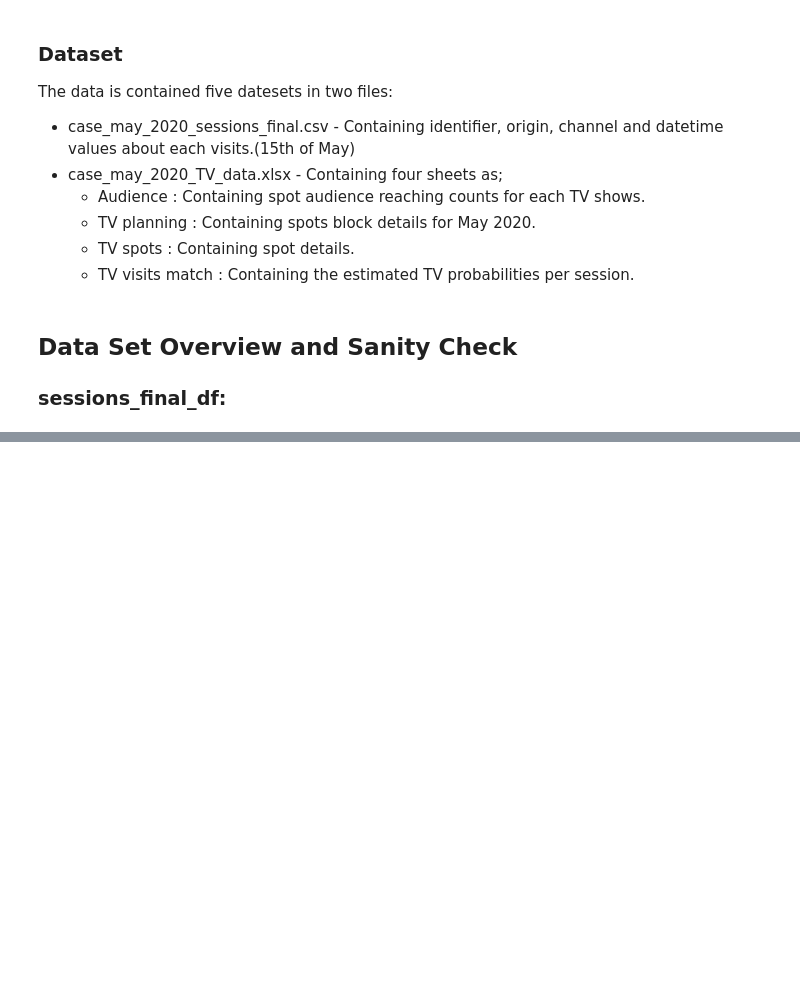
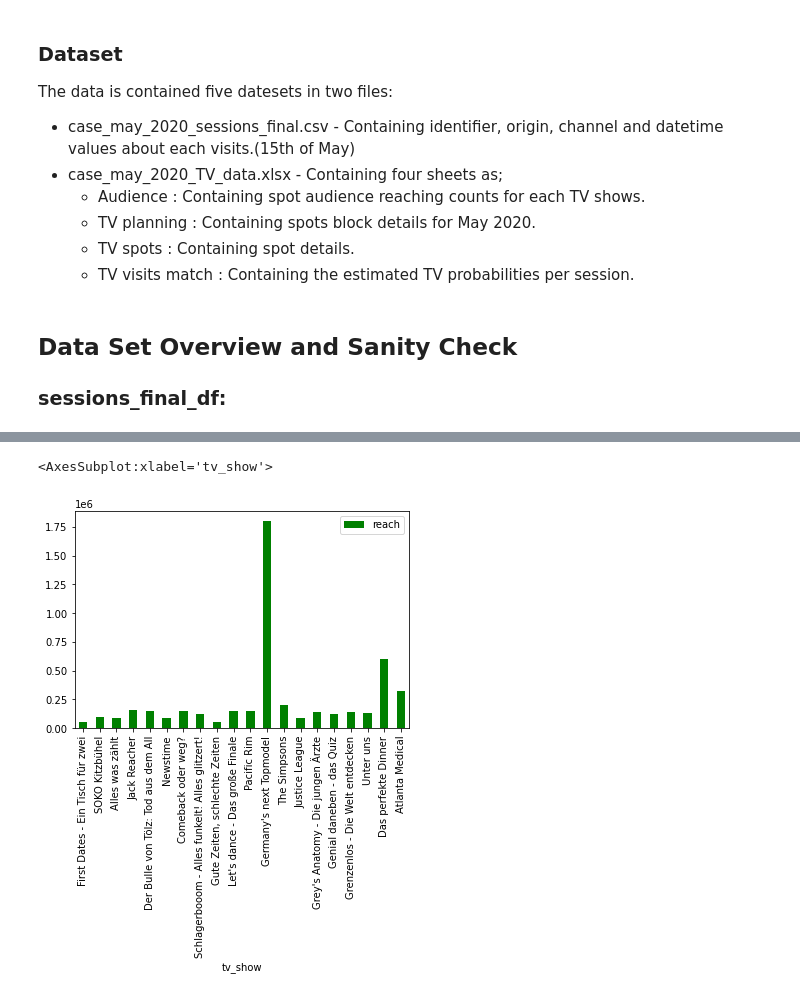
Before and after one commit to ElifKarakutukDinc/e-commerce_tv_spot_attribution_analysis, a Jupyter notebook: EDA_2.ipynb, the cells around one changed output, grey strips where cells are left out. Cells and saved outputs as stored; diff of their text form; code cells hidden in the pictures; blank space fills up the shorter version.

```diff
--- a/EDA_2.ipynb
+++ b/EDA_2.ipynb
@@ -58,0 +184,5 @@ The data is contained five datesets in two files:
+# %%
+audience_df.plot.bar(x="tv_show", y="reach", color="")
+# %% [output]
+<AxesSubplot:xlabel='tv_show'>
+[figure, added]
```
Also changed, not shown: parts of 16 cells of this notebook.
